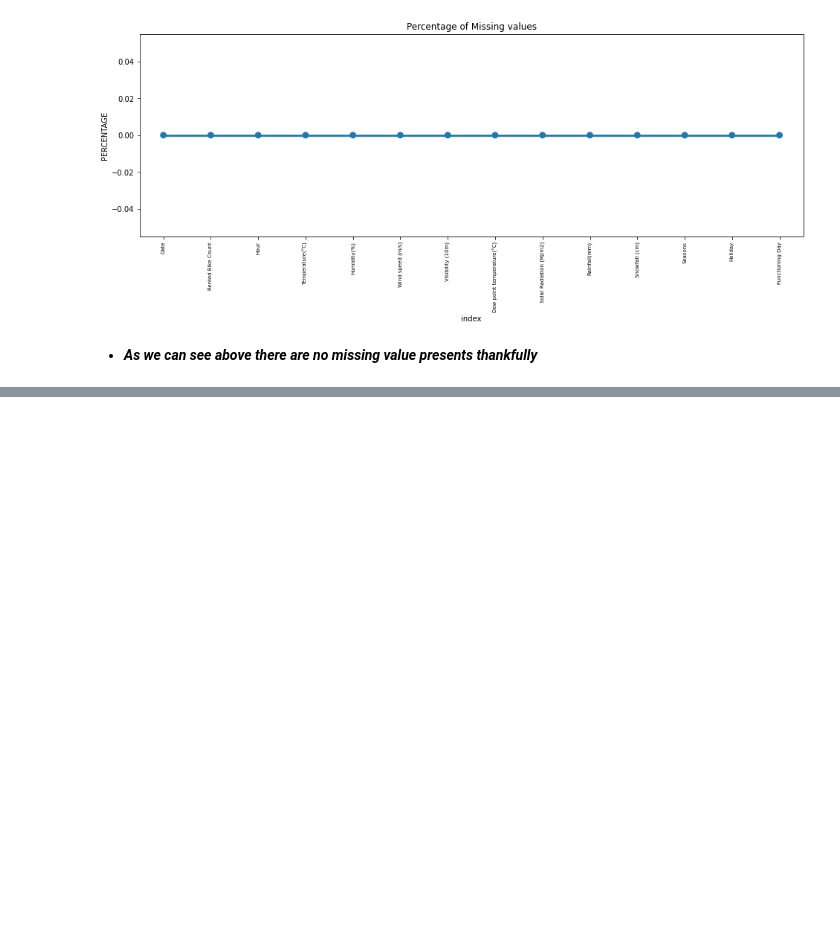
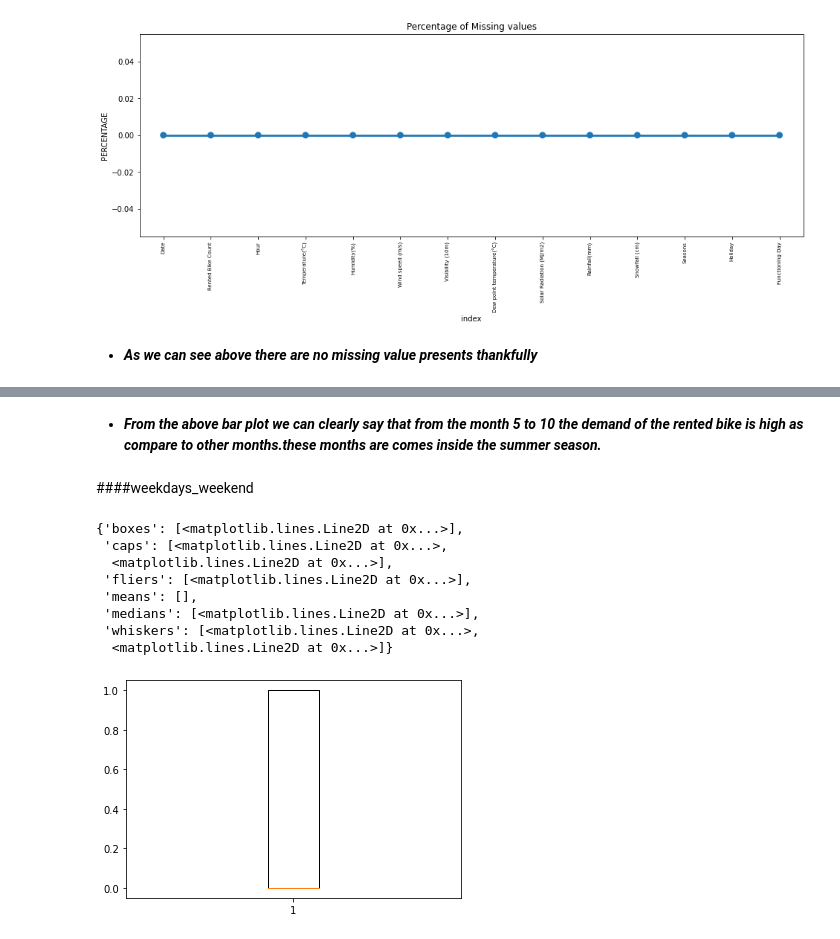
Before and after one commit to rushikeshjagatap85/Bike_Sharing_Demand_Prediction_Capstone_Project, a Jupyter notebook: Bike_Sharing_Demand_Prediction_Capstone_Project.ipynb, the cells around one changed output, grey strips where cells are left out. Saved outputs shown, nothing was run; the diff lists cells and outputs as text; code cells hidden in the pictures; blank space fills up the shorter version.

```diff
--- a/Bike_Sharing_Demand_Prediction_Capstone_Project.ipynb
+++ b/Bike_Sharing_Demand_Prediction_Capstone_Project.ipynb
@@ -247,0 +399,16 @@ plt.show()
+# %% [markdown]
+* ***From the above bar plot we can clearly say that from  the month 5 to 10 the demand of the rented bike is high as compare to other months.these months are comes inside the summer season.***
+# %% [markdown]
+####weekdays_weekend
+# %%
+plt.boxplot(bike_df['weekdays_weekend'])
+# %% [output]
+{'boxes': [<matplotlib.lines.Line2D at 0x...>],
+ 'caps': [<matplotlib.lines.Line2D at 0x...>,
+  <matplotlib.lines.Line2D at 0x...>],
+ 'fliers': [<matplotlib.lines.Line2D at 0x...>],
+ 'means': [],
+ 'medians': [<matplotlib.lines.Line2D at 0x...>],
+ 'whiskers': [<matplotlib.lines.Line2D at 0x...>,
+  <matplotlib.lines.Line2D at 0x...>]}
+[figure, added]
```
Also changed, not shown: parts of 41 cells of this notebook.
